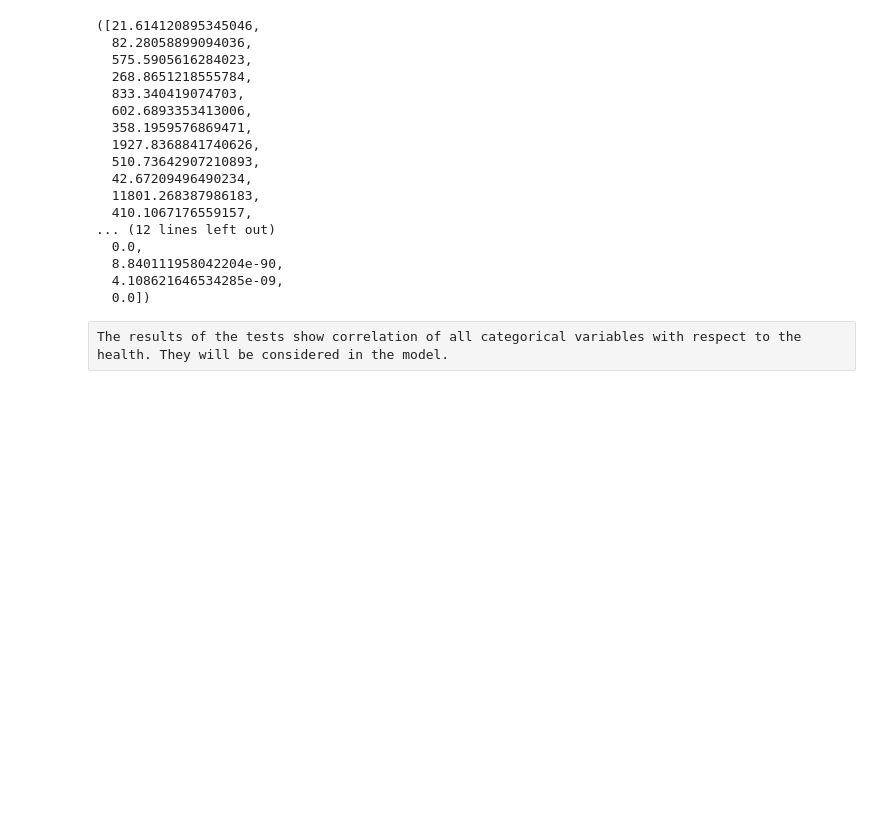
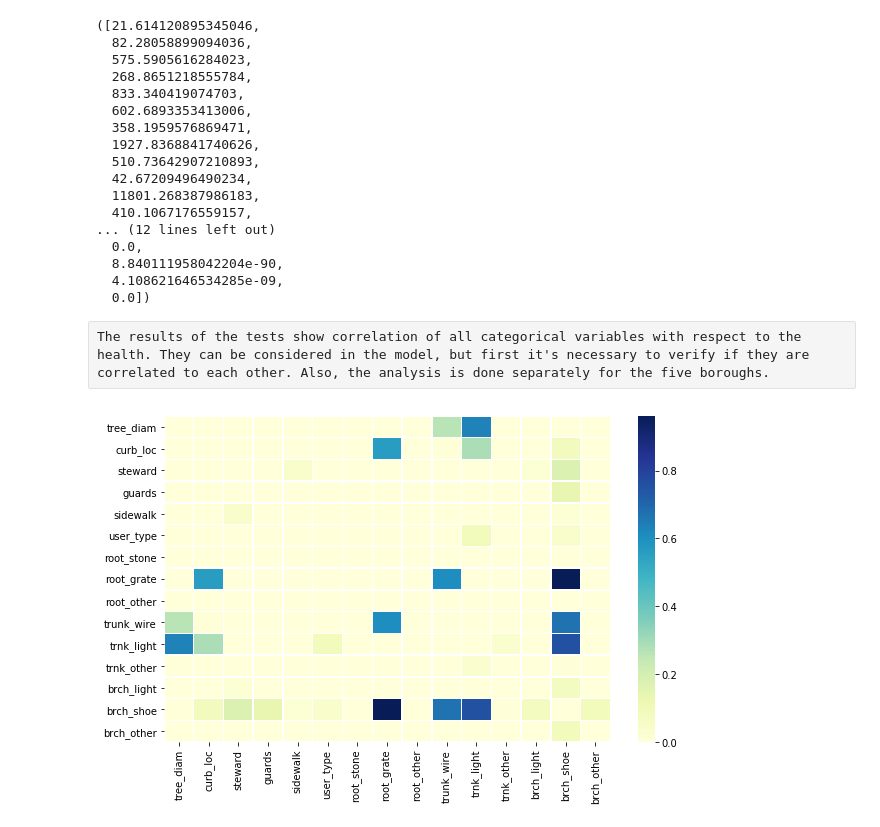
Before and after one commit to aspds18/Springboard_capstone1, a Jupyter notebook: Capstone1.ipynb, the cells around one changed output. Saved outputs shown, nothing was run; the diff lists cells and outputs as text; code cells hidden in the pictures; blank space fills up the shorter version.

```diff
--- a/Capstone1.ipynb
+++ b/Capstone1.ipynb
@@ -896,4 +824,51 @@ With a 0.05 significance level,health and brch_other are dependent
   4.108621646534285e-09,
   0.0])
 # %% [raw]
-The results of the tests show correlation of all categorical variables with respect to the health. They will be considered in the model.
+The results of the tests show correlation of all categorical variables with respect to the health. They can be considered in the model, but first it's necessary to verify if they are correlated to each other. Also, the analysis is done separately for the five boroughs.
+# %%
+# define a couple of function to extract boroughs features and visually inspect correlation
+
+def bor_xy(df):
+
+    ''' function to create X,y for each borough to use in model'''
+
+    X=df.copy()
+    X.drop(['created_at','species','problems','borough','borocode','nta_name','latitude','longitude'],
+           axis=1,inplace=True)
+    y=X['health']
+    X.drop(['health'],axis=1,inplace=True)
+    return X,y
+
+def pvmat(df):
+
+    ''' create matrices of chi-squared and p-values of independent variables
+    plot (half) heatmap of p-values'''
+
+    #unroll dataframe rows and columns
+    pairs=[(i,j) for i in df.columns.values for j in df.columns.values]
+    chi2,p2=[],[]
+    c=len(df.columns.values)
+
+    # apply chi-squared test of independence to variables, 2 at a time
+    for p in pairs:
+        if p[0] != p[1]:
+            chi2.append(chi_squared_col(df[p[0]],df[p[1]])[0])
+            p2.append(chi_squared_col(df[p[0]],df[p[1]])[1])
+        else:      # for same factor pair
+            chi2.append(0)
+            p2.append(0)
+
+    chi2 = np.array(chi2).reshape((c,c))
+    chi2_df = pd.DataFrame(chi2, index=df.columns.values, columns=df.columns.values)
+    p2 = np.array(p2).reshape((c,c))
+    p_df = pd.DataFrame(p2, index=df.columns.values, columns=df.columns.values)
+    _ = plt.figure(figsize=(10,6))
+    _ = sns.heatmap(p_df,linewidths=0.5,cmap="YlGnBu")
+# %%
+# Apply functions to boroughs dataframes and inspect results
+# Remove features that show correlation
+# Manhattan
+Xman,yman=bor_xy(manh_enc)
+pvmat(Xman)
+# %% [output]
+[figure, added]
```
Also changed, not shown: parts of 41 cells of this notebook.
